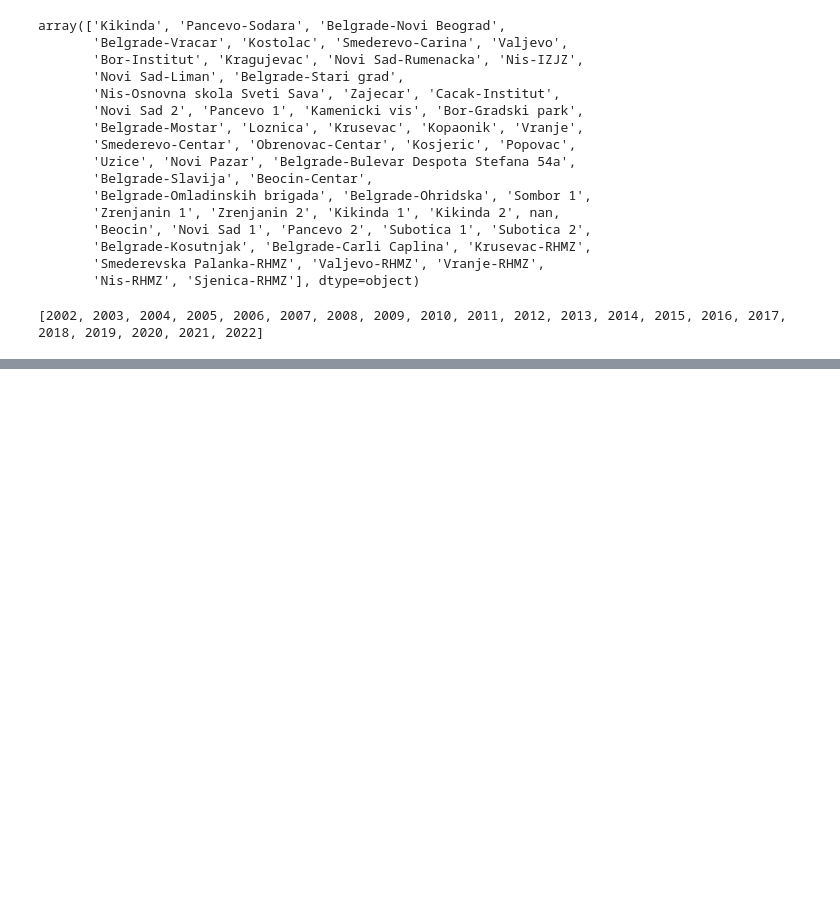
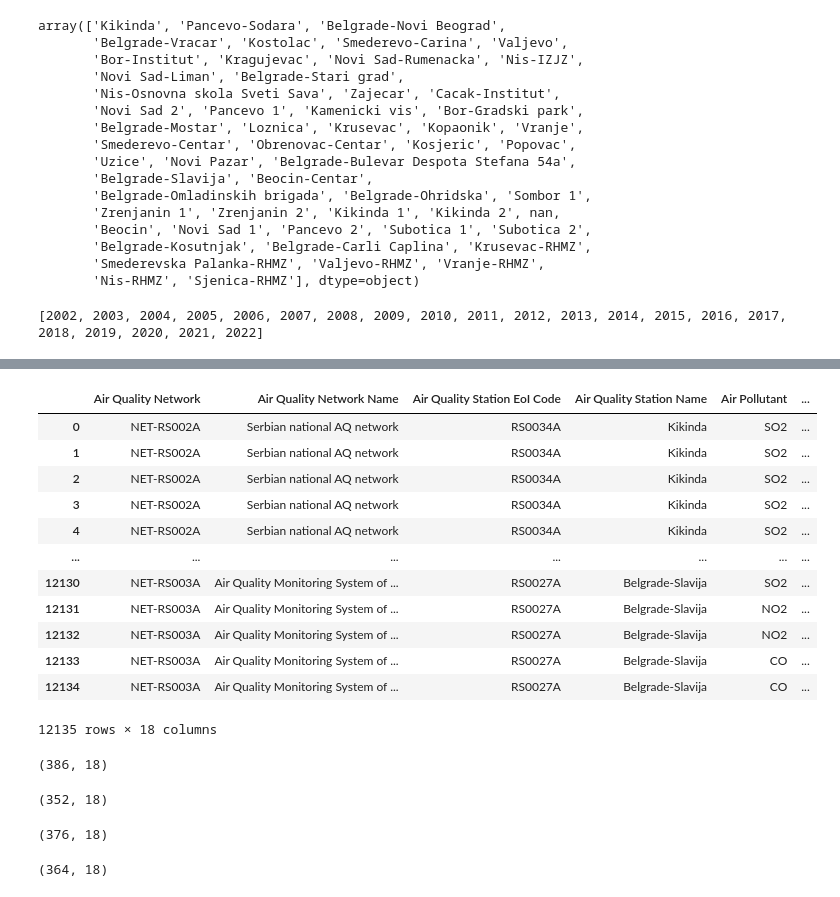
Before and after one commit to makilezx/analysis-of-air-pollution-in-Serbian-cities, a Jupyter notebook: data-analysis-1.ipynb, the cells around one changed output, grey strips where cells are left out. Saved outputs shown, nothing was run; the diff lists cells and outputs as text; code cells hidden in the pictures; blank space fills up the shorter version.

```diff
--- a/data-analysis-1.ipynb
+++ b/data-analysis-1.ipynb
@@ -91,0 +107,17 @@ print(sorted(unique_years))
+# %%
+df2 = df1.drop(columns=['Country', 'Sampling Point Id', 'Data Aggregation Process Id', 'Data Aggregation Process', 'City', 'City Code', 'City Population', 'Link to raw data (only E1a/validated data from AQ e-Reporting)'])
+df2
+# %% [output]
+|  | Air Quality Network | Air Quality Network Name | Air Quality Station EoI Code | Air Quality Station Name | Air Pollutant | ... |
+| 0 | NET-RS002A | Serbian national AQ network | RS0034A | Kikinda | SO2 | ... |
+| 1 | NET-RS002A | Serbian national AQ network | RS0034A | Kikinda | SO2 | ... |
+| 2 | NET-RS002A | Serbian national AQ network | RS0034A | Kikinda | SO2 | ... |
+| 3 | NET-RS002A | Serbian national AQ network | RS0034A | Kikinda | SO2 | ... |
+| 4 | NET-RS002A | Serbian national AQ network | RS0034A | Kikinda | SO2 | ... |
+| ... | ... | ... | ... | ... | ... | ... |
+| 12130 | NET-RS003A | Air Quality Monitoring System of ... | RS0027A | Belgrade-Slavija | SO2 | ... |
+| 12131 | NET-RS003A | Air Quality Monitoring System of ... | RS0027A | Belgrade-Slavija | NO2 | ... |
+| 12132 | NET-RS003A | Air Quality Monitoring System of ... | RS0027A | Belgrade-Slavija | NO2 | ... |
+| 12133 | NET-RS003A | Air Quality Monitoring System of ... | RS0027A | Belgrade-Slavija | CO | ... |
+| 12134 | NET-RS003A | Air Quality Monitoring System of ... | RS0027A | Belgrade-Slavija | CO | ... |
+12135 rows × 18 columns
@@ -91,0 +144,16 @@ print(sorted(unique_years))
+# %%
+year_2003.shape
+# %% [output]
+(386, 18)
+# %%
+year_2004.shape
+# %% [output]
+(352, 18)
+# %%
+year_2005.shape
+# %% [output]
+(376, 18)
+# %%
+year_2006.shape
+# %% [output]
+(364, 18)
```
Also changed, not shown: parts of 19 cells of this notebook.
